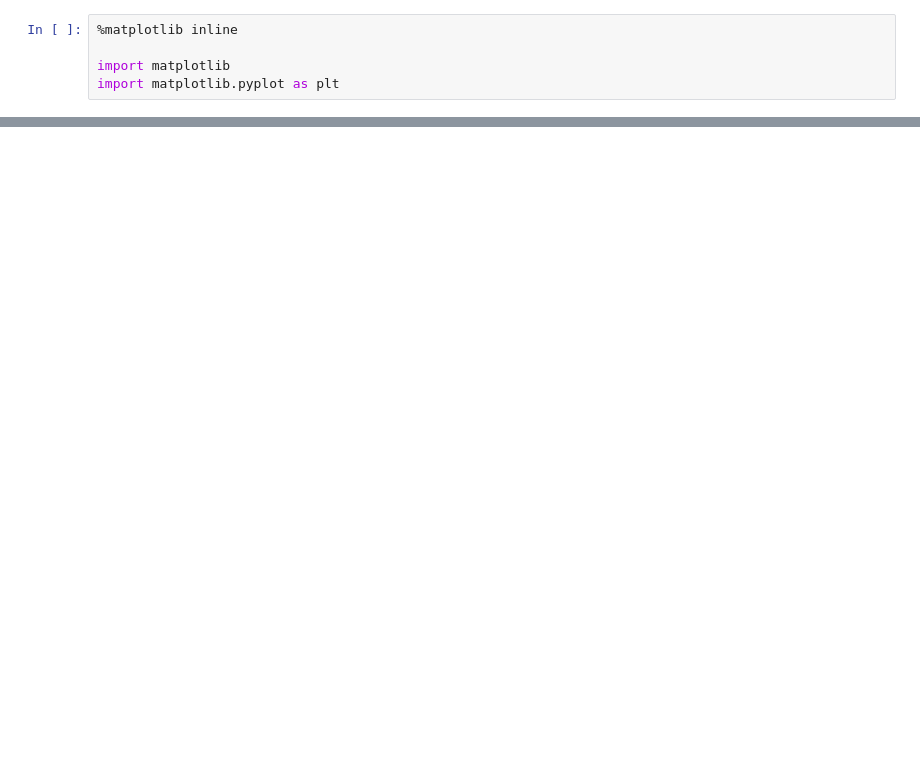
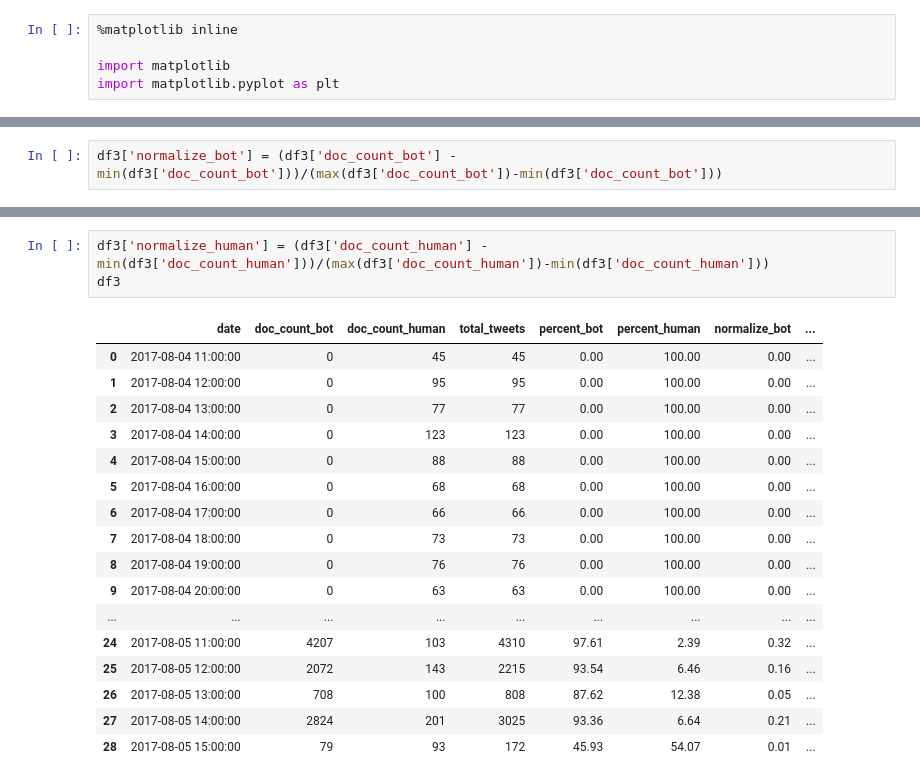
Before and after one commit to clarahalpin/thesis, a Jupyter notebook: twitter_stream/percent_bot_vs_percent_human.ipynb, the cells around one changed output, grey strips where cells are left out. Drawn from its saved outputs; the diff is of its cells as text; blank space fills up the shorter version.

```diff
--- a/twitter_stream/percent_bot_vs_percent_human.ipynb
+++ b/twitter_stream/percent_bot_vs_percent_human.ipynb
@@ -239,0 +235,2 @@ plt.suptitle('Percentage Bots vs. Humans Over Three Days', fontsize='24')
+# %%
+df3['normalize_bot'] = (df3['doc_count_bot'] - min(df3['doc_count_bot']))/(max(df3['doc_count_bot'])-min(df3['doc_count_bot']))
@@ -239,0 +257,21 @@ plt.suptitle('Percentage Bots vs. Humans Over Three Days', fontsize='24')
+# %%
+df3['normalize_human'] = (df3['doc_count_human'] - min(df3['doc_count_human']))/(max(df3['doc_count_human'])-min(df3['doc_count_human']))
+df3
+# %% [output]
+|  | date | doc_count_bot | doc_count_human | total_tweets | percent_bot | percent_human | normalize_bot | ... |
+| 0 | 2017-08-04 11:00:00 | 0 | 45 | 45 | 0.00 | 100.00 | 0.00 | ... |
+| 1 | 2017-08-04 12:00:00 | 0 | 95 | 95 | 0.00 | 100.00 | 0.00 | ... |
+| 2 | 2017-08-04 13:00:00 | 0 | 77 | 77 | 0.00 | 100.00 | 0.00 | ... |
+| 3 | 2017-08-04 14:00:00 | 0 | 123 | 123 | 0.00 | 100.00 | 0.00 | ... |
+| 4 | 2017-08-04 15:00:00 | 0 | 88 | 88 | 0.00 | 100.00 | 0.00 | ... |
+| 5 | 2017-08-04 16:00:00 | 0 | 68 | 68 | 0.00 | 100.00 | 0.00 | ... |
+| 6 | 2017-08-04 17:00:00 | 0 | 66 | 66 | 0.00 | 100.00 | 0.00 | ... |
+| 7 | 2017-08-04 18:00:00 | 0 | 73 | 73 | 0.00 | 100.00 | 0.00 | ... |
+| 8 | 2017-08-04 19:00:00 | 0 | 76 | 76 | 0.00 | 100.00 | 0.00 | ... |
+| 9 | 2017-08-04 20:00:00 | 0 | 63 | 63 | 0.00 | 100.00 | 0.00 | ... |
+| ... | ... | ... | ... | ... | ... | ... | ... | ... |
+| 24 | 2017-08-05 11:00:00 | 4207 | 103 | 4310 | 97.61 | 2.39 | 0.32 | ... |
+| 25 | 2017-08-05 12:00:00 | 2072 | 143 | 2215 | 93.54 | 6.46 | 0.16 | ... |
+| 26 | 2017-08-05 13:00:00 | 708 | 100 | 808 | 87.62 | 12.38 | 0.05 | ... |
+| 27 | 2017-08-05 14:00:00 | 2824 | 201 | 3025 | 93.36 | 6.64 | 0.21 | ... |
+| 28 | 2017-08-05 15:00:00 | 79 | 93 | 172 | 45.93 | 54.07 | 0.01 | ... |
```
Also changed, not shown: parts of 20 cells of this notebook.
